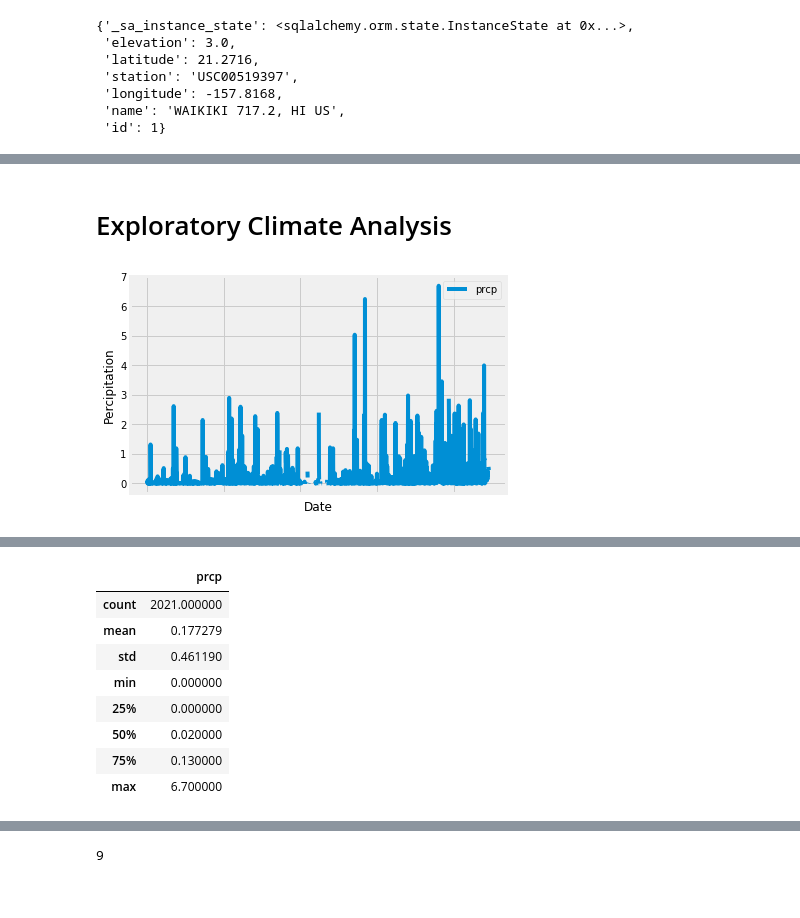
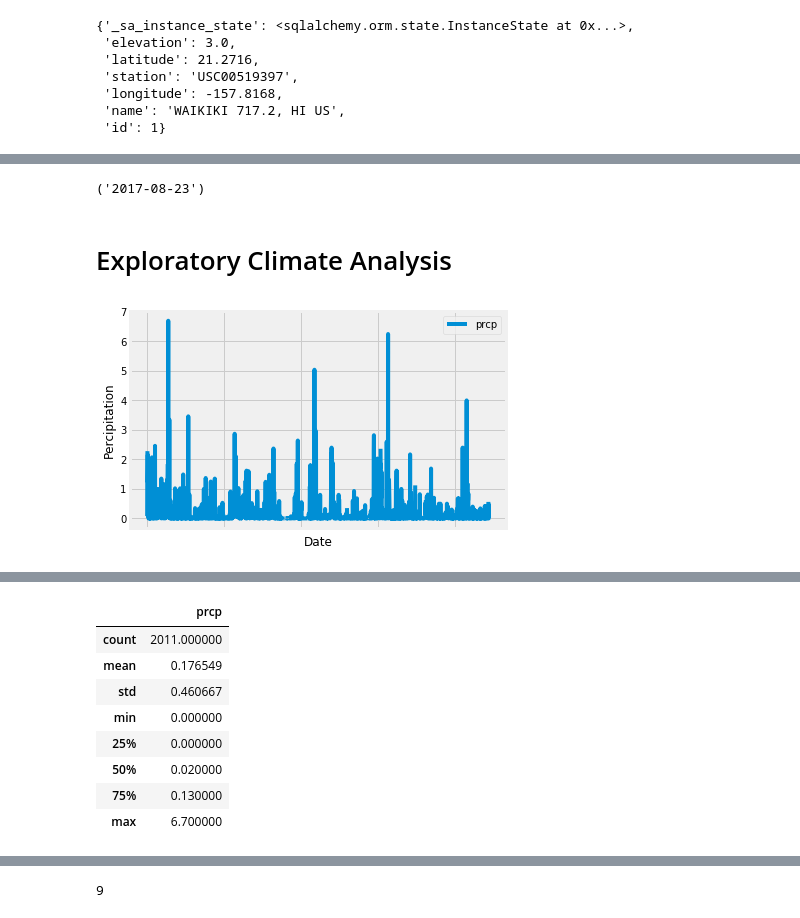
Before and after one commit to brownal05/climate_app, a Jupyter notebook: climate_starter.ipynb, the cells around one changed output, grey strips where cells are left out. Cells and saved outputs as stored; diff of their text form; code cells hidden in the pictures.

```diff
--- a/climate_starter.ipynb
+++ b/climate_starter.ipynb
@@ -59,44 +59,45 @@ measurments.__dict__
 # %%
-first_day = session.query(Measurement.date).order_by(Measurement.date.desc()).limit(1).all()
+first_day = session.query(Measurement.date).order_by(Measurement.date.desc()).first()
 #session.query(Measurement.date).(func.strftime("%y %m %d", Measurement.date)).all()
+first_day
+# %% [output]
+('2017-08-23')
 # %% [markdown]
 # Exploratory Climate Analysis
 # %%
 # Design a query to retrieve the last 12 months of precipitation data and plot the results
-rain  = session.query(Measurement.prcp, Measurement.date)
 #last_row = session.query(Measurement.date).order_by(Measurement.date.asc()).limit(1).all()
-rain.order_by(Measurement.date.desc()).limit(1).all()
+#rain.order_by(Measurement.date.desc()).limit(1).all()
 
 # Calculate the date 1 year ago from the last data point in the database
-query_date = dt.date(2017, 8, 23) - dt.timedelta(days=366)
+query_date = dt.date(2017, 8, 23) - dt.timedelta(days=365)
+query_date = query_date.strftime("%Y-%m-%d")
 
 # Perform a query to retrieve the data and precipitation scores
-year_rain = session.query(Measurement.date, Measurement.prcp).\
-filter(Measurement.date > query_date).all()
+year_rain = session.query(Measurement.date, Measurement.prcp).filter(Measurement.date > query_date, Measurement.date < "2017-08-23").order_by(Measurement.date)
 
 # Save the query results as a Pandas DataFrame and set the index to the date column
-df = pd.DataFrame(year_rain)
-df.set_index('date', inplace=True)
+prcp_df = pd.read_sql_query(year_rain.statement, engine, index_col = 'date')
+
 # Sort the dataframe by date
-df.sort_values(by = ['date'], ascending  = False)
 
 # Use Pandas Plotting with Matplotlib to plot the data
-df.plot()
+prcp_df.plot(use_index = True)
 plt.xlabel('Date')
 plt.ylabel('Percipitation')
 plt.show()
 # %% [output]
-[figure, old version]
+[figure, new version]
 # %% [markdown]
 ![precipitation](Images/precipitation.png)
 # %%
 # Use Pandas to calcualte the summary statistics for the precipitation data
-df.describe()
+prcp_df.describe()
 # %% [output]
 |  | prcp |
-| count | 2021.000000 |
-| mean | 0.177279 |
-| std | 0.461190 |
+| count | 2011.000000 |
+| mean | 0.176549 |
+| std | 0.460667 |
 | min | 0.000000 |
 | 25% | 0.000000 |
 | 50% | 0.020000 |
```
Also changed, not shown: parts of 10 cells of this notebook.
